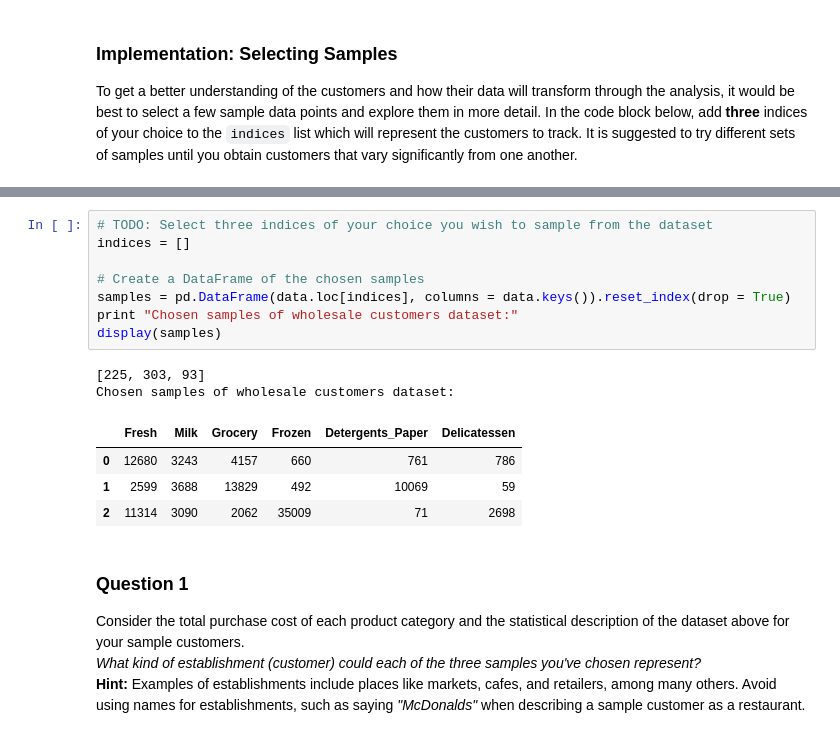
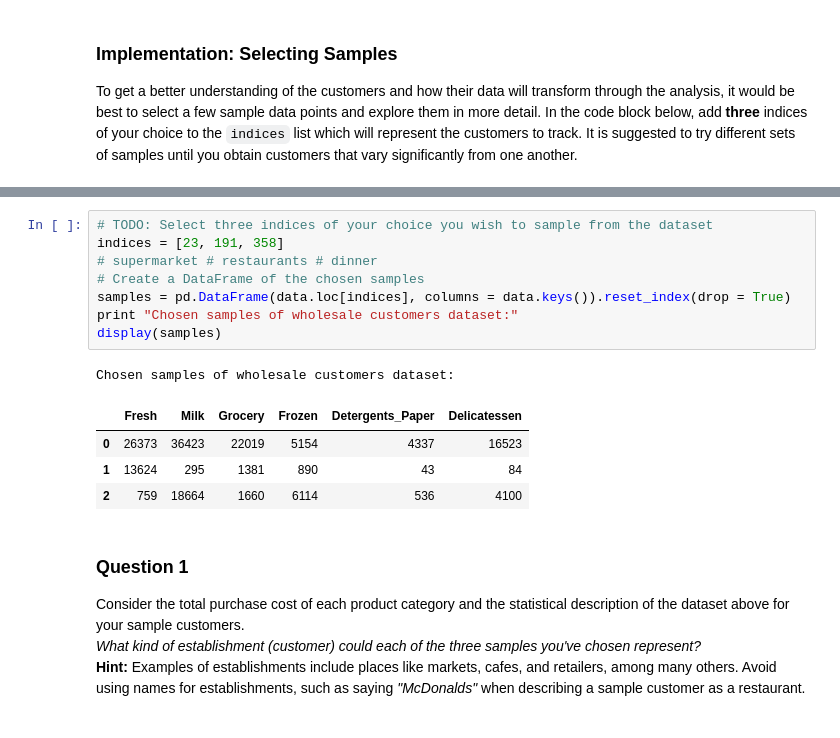
Before and after one commit to zhongyuk/machine-learning, a Jupyter notebook: projects/creating_customer_segments/customer_segments.ipynb, the cells around one changed output, grey strips where cells are left out. Drawn from its saved outputs; the diff is of its cells as text.

```diff
--- a/projects/creating_customer_segments/customer_segments.ipynb
+++ b/projects/creating_customer_segments/customer_segments.ipynb
@@ -100,18 +59,17 @@ data.loc[id1]
 # %%
 # TODO: Select three indices of your choice you wish to sample from the dataset
-indices = []
-
+indices = [23, 191, 358]
+# supermarket # restaurants # dinner
 # Create a DataFrame of the chosen samples
 samples = pd.DataFrame(data.loc[indices], columns = data.keys()).reset_index(drop = True)
 print "Chosen samples of wholesale customers dataset:"
 display(samples)
 # %% [output]
-[225, 303, 93]
 Chosen samples of wholesale customers dataset:
 |  | Fresh | Milk | Grocery | Frozen | Detergents_Paper | Delicatessen |
-| 0 | 12680 | 3243 | 4157 | 660 | 761 | 786 |
-| 1 | 2599 | 3688 | 13829 | 492 | 10069 | 59 |
-| 2 | 11314 | 3090 | 2062 | 35009 | 71 | 2698 |
+| 0 | 26373 | 36423 | 22019 | 5154 | 4337 | 16523 |
+| 1 | 13624 | 295 | 1381 | 890 | 43 | 84 |
+| 2 | 759 | 18664 | 1660 | 6114 | 536 | 4100 |
 # %% [markdown]
 ### Question 1
 Consider the total purchase cost of each product category and the statistical description of the dataset above for your sample customers.
```
Also changed, not shown: parts of 65 cells of this notebook, 1 other file.
